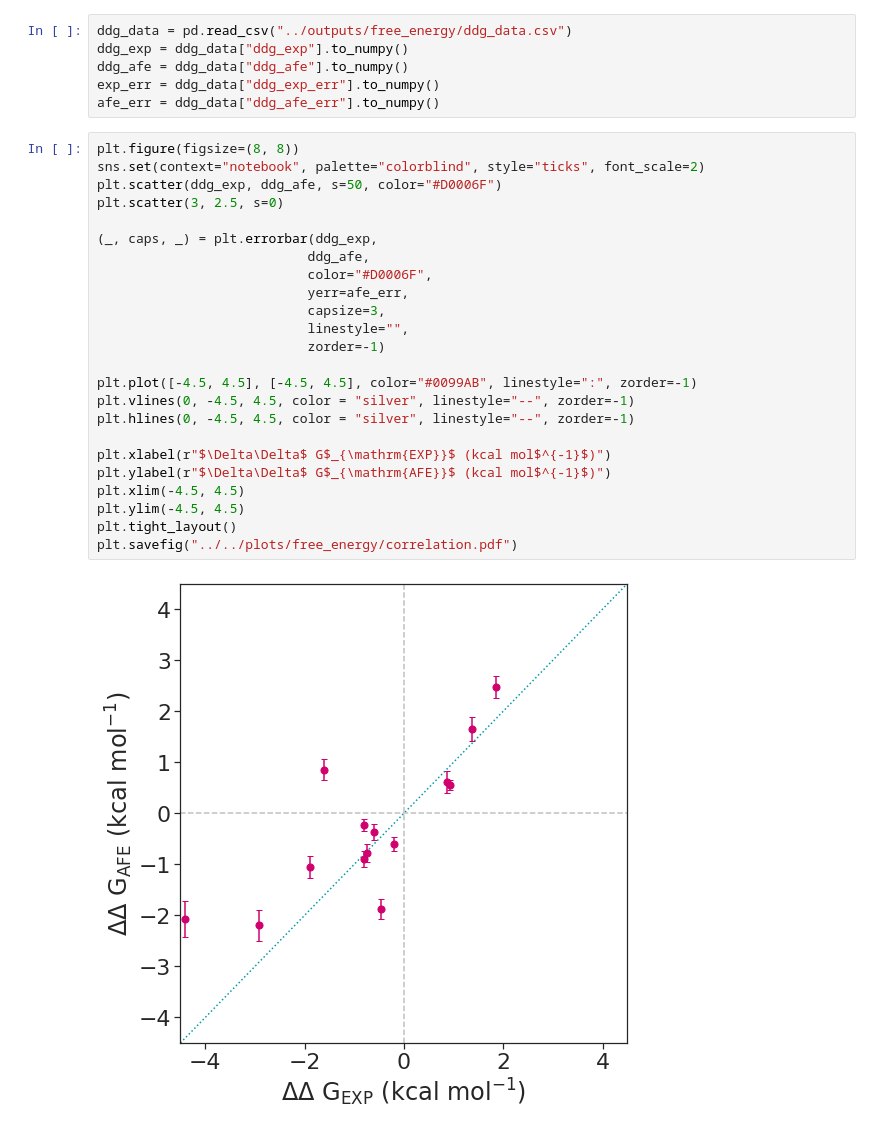
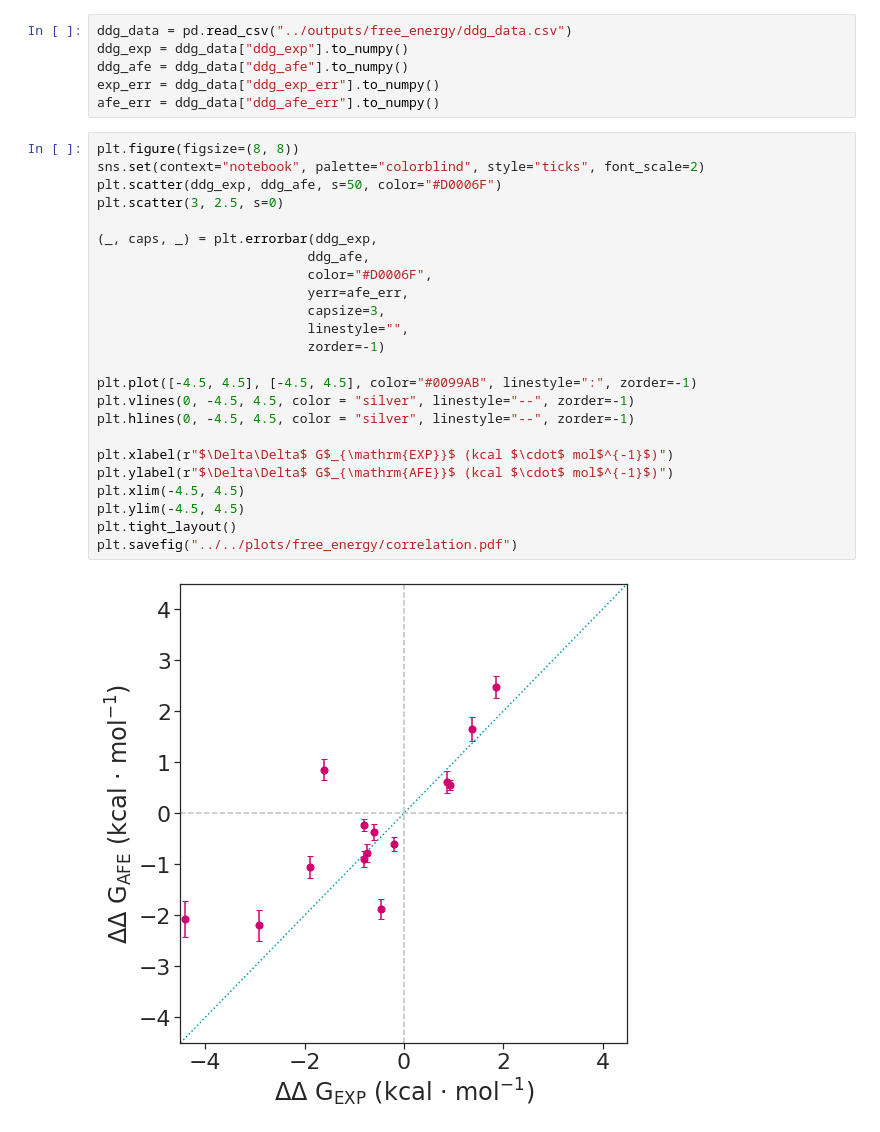
Before and after one commit to jasmin-guven/first_year_project, a Jupyter notebook: execution_model/scripts/correlation.ipynb, the cells around one changed output. Drawn from its saved outputs; the diff is of its cells as text.

Commit message:
\cdot to correlation plot

```diff
--- a/execution_model/scripts/correlation.ipynb
+++ b/execution_model/scripts/correlation.ipynb
@@ -16,29 +16,29 @@ afe_err = ddg_data["ddg_afe_err"].to_numpy()
 # %%
 plt.figure(figsize=(8, 8))
 sns.set(context="notebook", palette="colorblind", style="ticks", font_scale=2)
 plt.scatter(ddg_exp, ddg_afe, s=50, color="#D0006F")
 plt.scatter(3, 2.5, s=0)
 
 (_, caps, _) = plt.errorbar(ddg_exp,
                            ddg_afe,
                            color="#D0006F",
                            yerr=afe_err,
                            capsize=3,
                            linestyle="",
                            zorder=-1)
 
 plt.plot([-4.5, 4.5], [-4.5, 4.5], color="#0099AB", linestyle=":", zorder=-1)
 plt.vlines(0, -4.5, 4.5, color = "silver", linestyle="--", zorder=-1)
 plt.hlines(0, -4.5, 4.5, color = "silver", linestyle="--", zorder=-1)
 
-plt.xlabel(r"$\Delta\Delta$ G$_{\mathrm{EXP}}$ (kcal mol$^{-1}$)")
-plt.ylabel(r"$\Delta\Delta$ G$_{\mathrm{AFE}}$ (kcal mol$^{-1}$)")
+plt.xlabel(r"$\Delta\Delta$ G$_{\mathrm{EXP}}$ (kcal $\cdot$ mol$^{-1}$)")
+plt.ylabel(r"$\Delta\Delta$ G$_{\mathrm{AFE}}$ (kcal $\cdot$ mol$^{-1}$)")
 plt.xlim(-4.5, 4.5)
 plt.ylim(-4.5, 4.5)
 plt.tight_layout()
 plt.savefig("../../plots/free_energy/correlation.pdf")
 # %% [output]
-[figure, old version]
+[figure, new version]
 # %%
 pearson_r = scipy.stats.pearsonr(ddg_exp, ddg_afe)
 pearson_r
```
Also changed, not shown: parts of 1 cell of this notebook, 2 other files.
